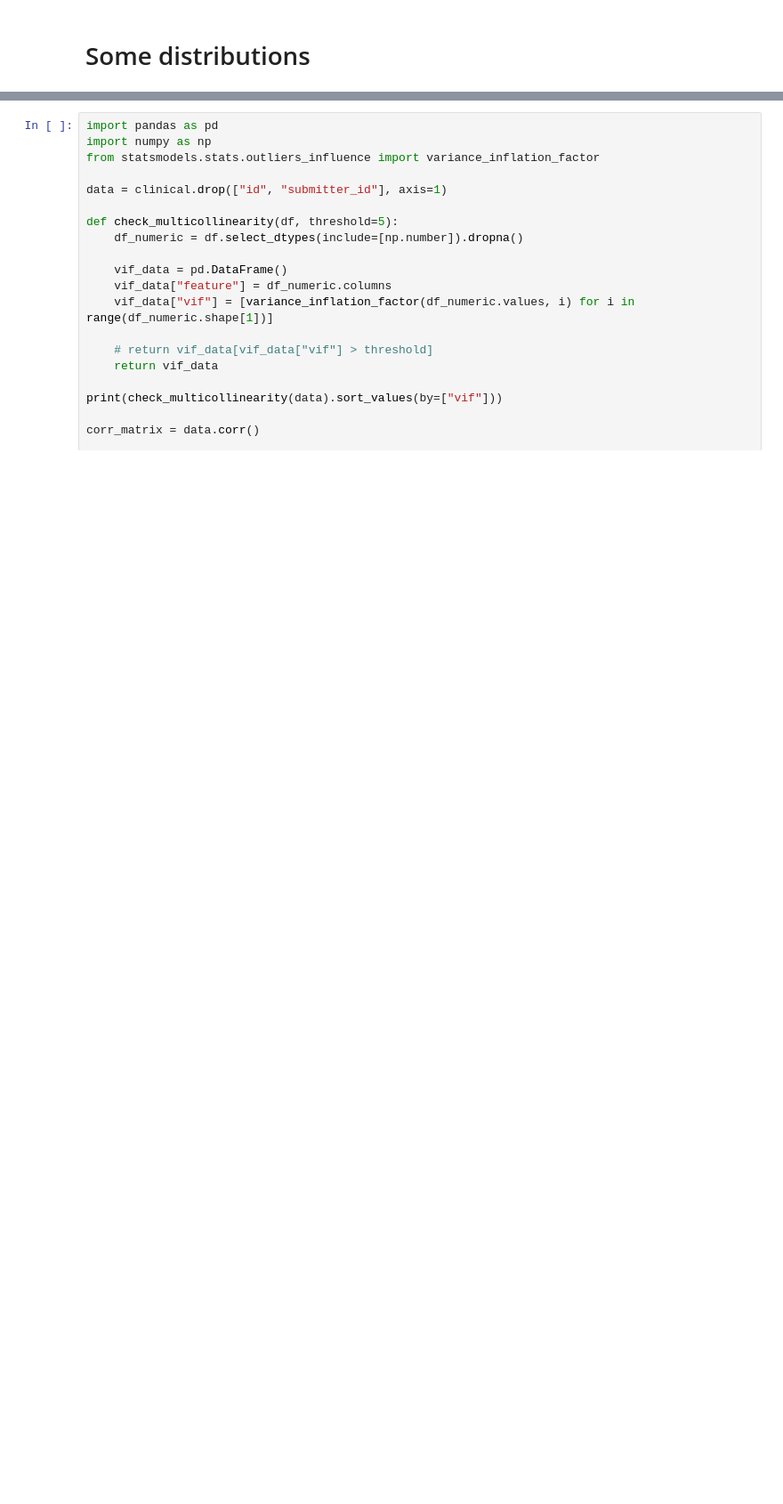
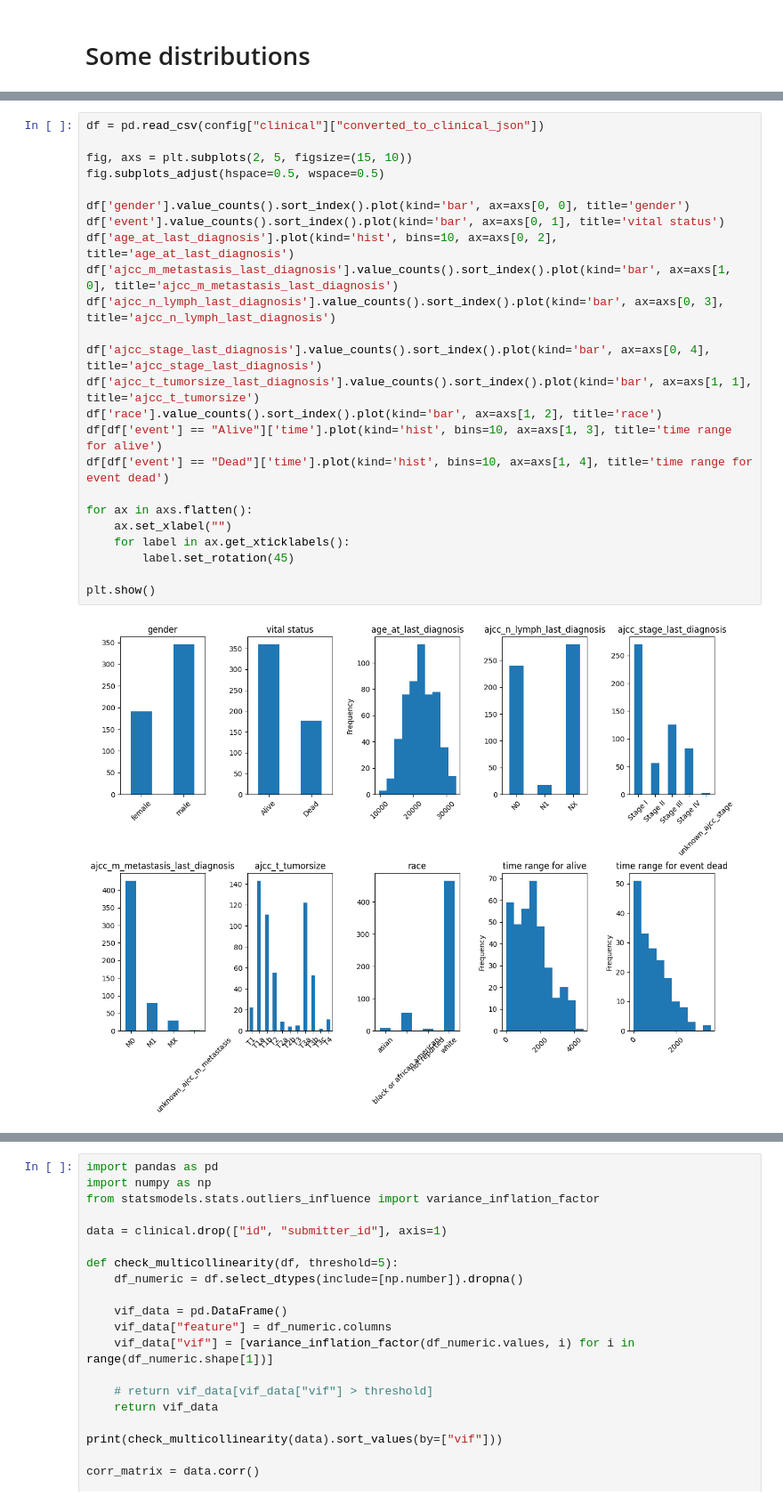
Before and after one commit to quanghieu31/multimodal-ccRCC, a Jupyter notebook: notebooks/clinical.ipynb, the cells around one changed output, grey strips where cells are left out. Shown at 89% size. Cells and saved outputs as stored; diff of their text form; blank space fills up the shorter version.

Commit message:
refactor dataset, revise clinical reducibility, revise baseline

```diff
--- a/notebooks/clinical.ipynb
+++ b/notebooks/clinical.ipynb
@@ -44,0 +64,26 @@ visualize(clinical)
+# %%
+df = pd.read_csv(config["clinical"]["converted_to_clinical_json"])
+
+fig, axs = plt.subplots(2, 5, figsize=(15, 10))
+fig.subplots_adjust(hspace=0.5, wspace=0.5)
+
+df['gender'].value_counts().sort_index().plot(kind='bar', ax=axs[0, 0], title='gender')
+df['event'].value_counts().sort_index().plot(kind='bar', ax=axs[0, 1], title='vital status')
+df['age_at_last_diagnosis'].plot(kind='hist', bins=10, ax=axs[0, 2], title='age_at_last_diagnosis')
+df['ajcc_m_metastasis_last_diagnosis'].value_counts().sort_index().plot(kind='bar', ax=axs[1, 0], title='ajcc_m_metastasis_last_diagnosis')
+df['ajcc_n_lymph_last_diagnosis'].value_counts().sort_index().plot(kind='bar', ax=axs[0, 3], title='ajcc_n_lymph_last_diagnosis')
+
+df['ajcc_stage_last_diagnosis'].value_counts().sort_index().plot(kind='bar', ax=axs[0, 4], title='ajcc_stage_last_diagnosis')
+df['ajcc_t_tumorsize_last_diagnosis'].value_counts().sort_index().plot(kind='bar', ax=axs[1, 1], title='ajcc_t_tumorsize')
+df['race'].value_counts().sort_index().plot(kind='bar', ax=axs[1, 2], title='race')
+df[df['event'] == "Alive"]['time'].plot(kind='hist', bins=10, ax=axs[1, 3], title='time range for alive')
+df[df['event'] == "Dead"]['time'].plot(kind='hist', bins=10, ax=axs[1, 4], title='time range for event dead')
+
+for ax in axs.flatten():
+    ax.set_xlabel("")
+    for label in ax.get_xticklabels():
+        label.set_rotation(45)
+
+plt.show()
+# %% [output]
+[figure, added]
```
Also changed, not shown: parts of 12 cells of this notebook, 10 other files.
